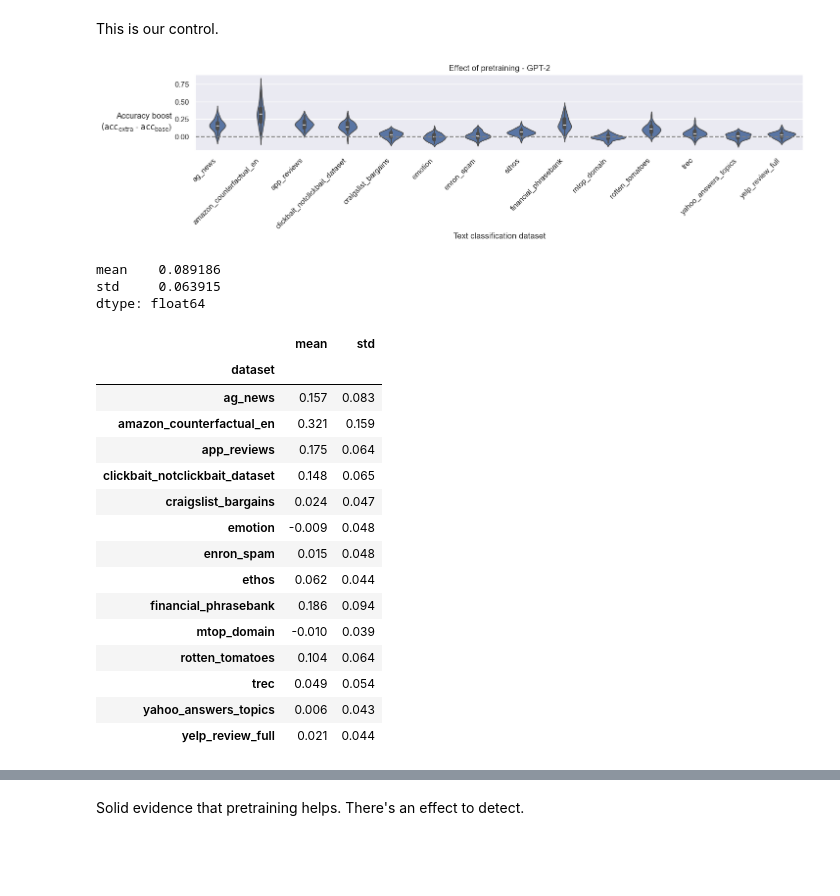
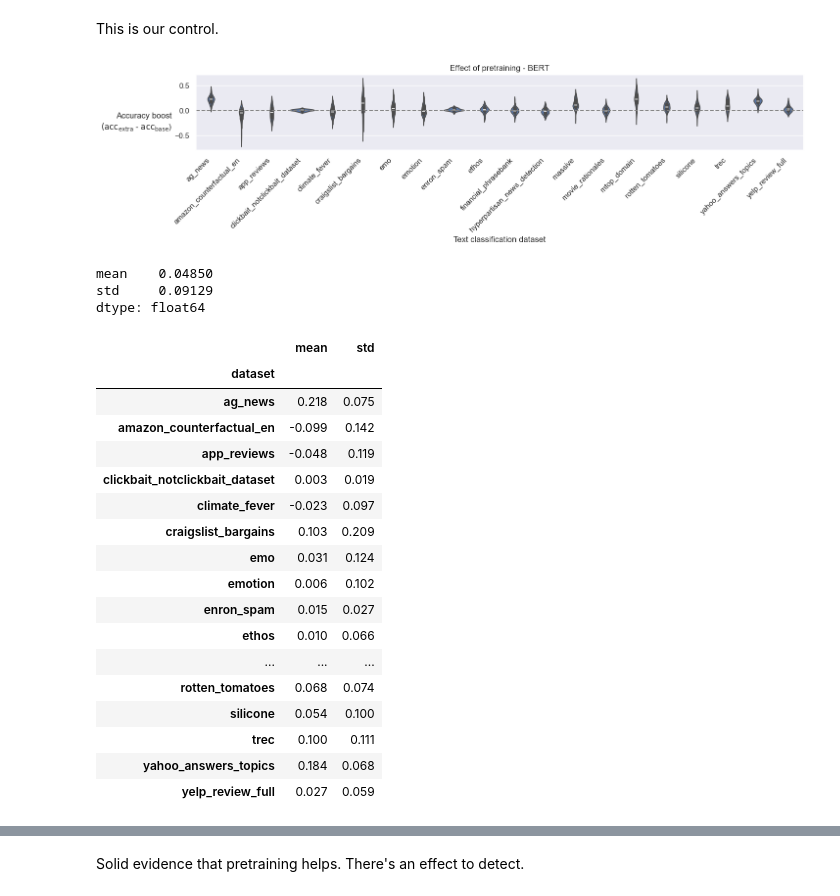
Before and after one commit to kddubey/pretrain-on-test, a Jupyter notebook: meta_analysis.ipynb, the cells around one changed output, grey strips where cells are left out. Drawn from its saved outputs; the diff is of its cells as text; code cells hidden in the pictures; blank space fills up the shorter version.

Commit message:
analyze bert

```diff
--- a/meta_analysis.ipynb
+++ b/meta_analysis.ipynb
@@ -21,10 +22,12 @@ import torch
 WARNING (pytensor.tensor.blas): Using NumPy C-API based implementation for BLAS functions.
 # %%
 sns.set_theme(style="darkgrid")
+# %%
+model: Literal["bert", "gpt2"] = "bert"
 # %% [markdown]
 # Load data
 # %%
-ACCURACIES_DIR = os.path.join("accuracies_from_paper", "gpt2")
+ACCURACIES_DIR = os.path.join("accuracies_from_paper", model)
 
 _dfs = []
 for dataset in sorted(os.listdir(ACCURACIES_DIR)):
@@ -160,36 +165,38 @@ This is our control.
 # %%
 eda(
     accuracy_df,
     control_column="base",
     treatment_column="extra",
-    title="Effect of pretraining - GPT-2",
+    title=f"Effect of pretraining - {model_name}",
     color=None,
     ylabel=(
         "Accuracy boost\n$(\\text{acc}_\\text{extra}$ - $\\text{acc}_\\text{base}$)"
     ),
     rotation="horizontal",
     ha="right",
     va="top",
 )
 # %% [output]
-[figure, old version]
+[figure, new version]
-mean    0.089186
-std     0.063915
+mean    0.04850
+std     0.09129
 dtype: float64
 |  | mean | std |
 | dataset |  |  |
-| ag_news | 0.157 | 0.083 |
-| amazon_counterfactual_en | 0.321 | 0.159 |
-| app_reviews | 0.175 | 0.064 |
-| clickbait_notclickbait_dataset | 0.148 | 0.065 |
-| craigslist_bargains | 0.024 | 0.047 |
-| emotion | -0.009 | 0.048 |
-| enron_spam | 0.015 | 0.048 |
-| ethos | 0.062 | 0.044 |
-| financial_phrasebank | 0.186 | 0.094 |
-| mtop_domain | -0.010 | 0.039 |
-| rotten_tomatoes | 0.104 | 0.064 |
-| trec | 0.049 | 0.054 |
-| yahoo_answers_topics | 0.006 | 0.043 |
-| yelp_review_full | 0.021 | 0.044 |
+| ag_news | 0.218 | 0.075 |
+| amazon_counterfactual_en | -0.099 | 0.142 |
+| app_reviews | -0.048 | 0.119 |
+| clickbait_notclickbait_dataset | 0.003 | 0.019 |
+| climate_fever | -0.023 | 0.097 |
+| craigslist_bargains | 0.103 | 0.209 |
+| emo | 0.031 | 0.124 |
+| emotion | 0.006 | 0.102 |
+| enron_spam | 0.015 | 0.027 |
+| ethos | 0.010 | 0.066 |
+| ... | ... | ... |
+| rotten_tomatoes | 0.068 | 0.074 |
+| silicone | 0.054 | 0.100 |
+| trec | 0.100 | 0.111 |
+| yahoo_answers_topics | 0.184 | 0.068 |
+| yelp_review_full | 0.027 | 0.059 |
 # %%
```
Also changed, not shown: parts of 11 cells of this notebook, 3 other files.
